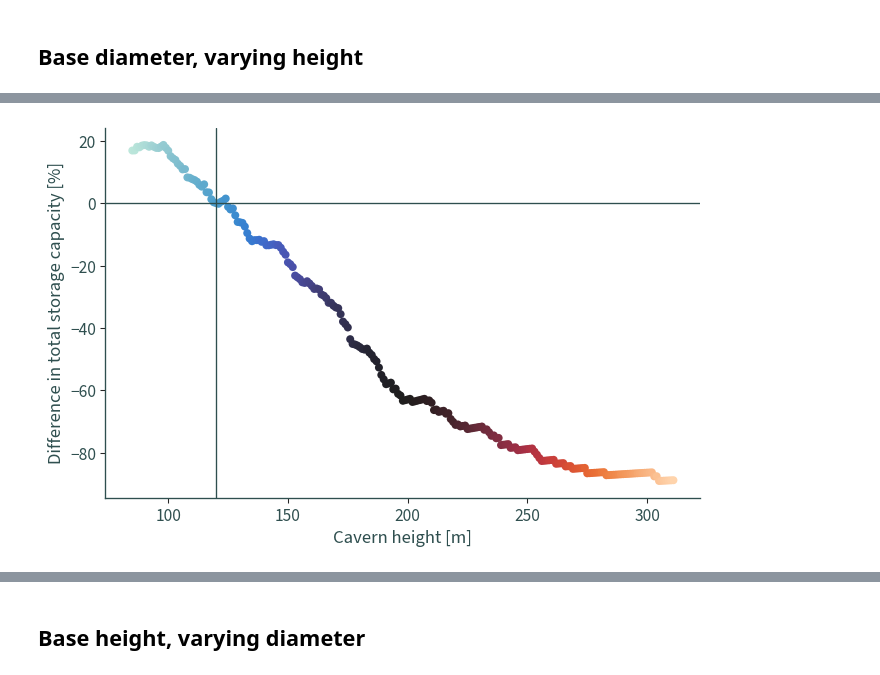
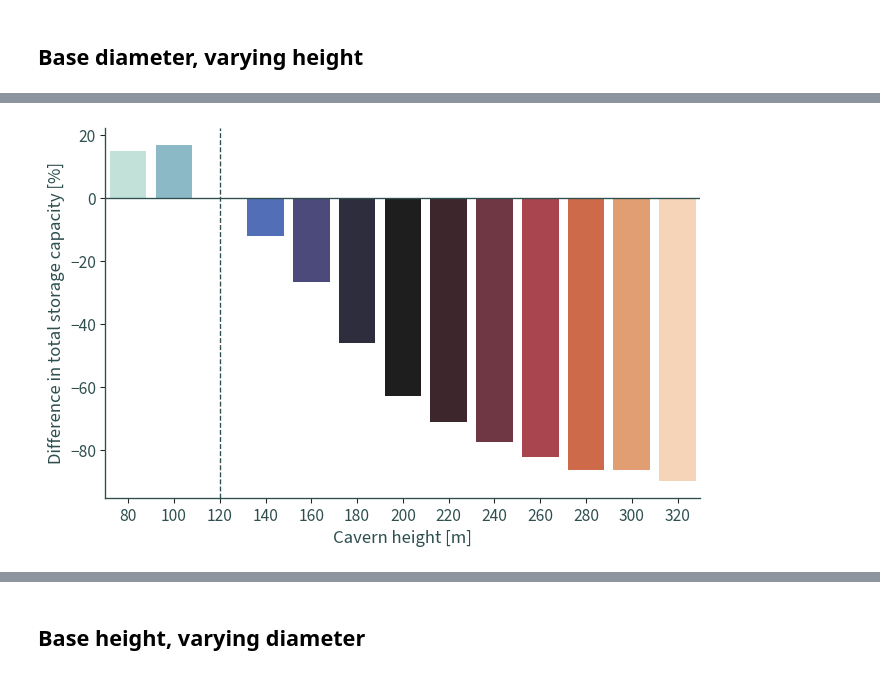
Before and after one commit to wind-to-hydrogen-toolkit/hydrogen-salt-storage, a Jupyter notebook: docs/notebooks/sensitivity.ipynb, the cells around one changed output, grey strips where cells are left out. Saved outputs shown, nothing was run; the diff lists cells and outputs as text; code cells hidden in the pictures.

Commit message:
update sensitivity

```diff
--- a/docs/notebooks/sensitivity.ipynb
+++ b/docs/notebooks/sensitivity.ipynb
@@ -12,8 +11,8 @@ import seaborn as sns
 
 from h2ss import compare
 # %%
-cavern_diameter = np.arange(80, 101, step=1)
-cavern_height = np.arange(85, 312, step=1)
+cavern_diameter = np.arange(45, 106, step=5)
+cavern_height = np.arange(80, 321, step=20)
 # %%
 def generate_sensitivity_data(cavern_diameter, cavern_height):
     """Generate data to perform sensitivity analysis"""
@@ -38,13 +31,9 @@ len(glob.glob(os.path.join("data", "sensitivity", f"sensitivity_*.csv")))
+# %%
+filelist = []
+for d, h in product(cavern_diameter, cavern_height):
+    filelist.append(os.path.join("data", "sensitivity", f"sensitivity_d{d}_h{h}.csv"))
 # %%
-df = pd.concat(
-    (
-        pd.read_csv(f)
-        for f in glob.glob(
-            os.path.join("data", "sensitivity", f"sensitivity_*.csv")
-        )
-    ),
-    ignore_index=True,
-)
+df = pd.concat((pd.read_csv(f) for f in filelist), ignore_index=True,)
 # %%
 df.drop(columns=["Unnamed: 0"], inplace=True)
 # %%
@@ -207,20 +177,19 @@ dd_sum = (
 ).reset_index()
 # %%
 plt.figure(figsize=(8, 5))
-ax = sns.scatterplot(
+ax = sns.barplot(
     data=dd_sum,
     hue="cavern_height",
     y="capacity",
     x="cavern_height",
     palette="icefire",
     legend=False,
-    linewidth=0,
 )
 ax.axhline(0, color="darkslategrey", linewidth=1)
-ax.axvline(120, color="darkslategrey", linewidth=1)
+ax.axvline("120", color="darkslategrey", linewidth=1, linestyle="dashed")
 ax.set_xlabel("Cavern height [m]")
 ax.set_ylabel("Difference in total storage capacity [%]")
 sns.despine()
 plt.show()
 # %% [output]
-[figure, old version]
+[figure, new version]
```
Also changed, not shown: parts of 18 cells of this notebook.
